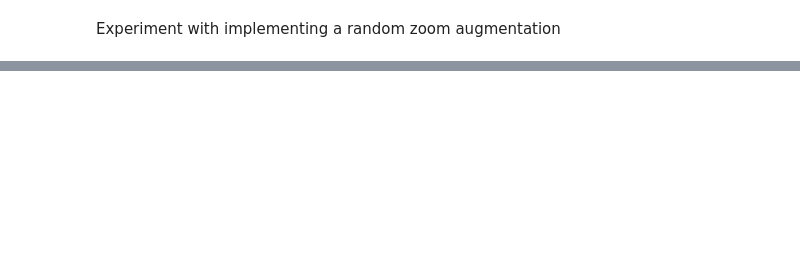
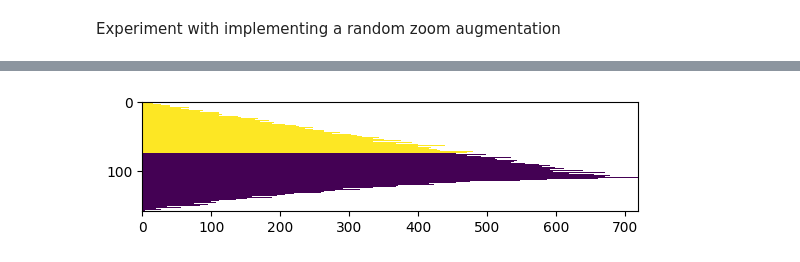
Before and after one commit to lpcan/ml_icl, a Jupyter notebook: augmentation_exp.ipynb, the cells around one changed output, grey strips where cells are left out. Drawn from its saved outputs; the diff is of its cells as text; code cells hidden in the pictures; blank space fills up the shorter version.

```diff
--- a/augmentation_exp.ipynb
+++ b/augmentation_exp.ipynb
@@ -123,0 +157,12 @@ tf.Tensor(
+# %%
+# Project the original image into polar coordinates, filling with NaNs where necessary
+
+# Create an array big enough to contain the image
+num_rows = dist_map_int[0][0] + 1 # Maximum r in the image
+
+dists, counts = np.unique(dist_map_int, return_counts = True) # Count number of occurrences of each int radius
+
+num_cols = np.max(counts)
+
+pol_arr = np.full([num_rows, num_cols], fill_value=np.nan)
+print(num_rows, num_cols)
@@ -123,0 +178,9 @@ tf.Tensor(
+# %%
+# Compute the indices for the angle axis just with a for loop
+# What I want is to be able to go pol_arr[coordinates] = img
+ax2_indices = np.full(dist_map.shape, np.nan)
+for dist in range(num_rows):
+    ax2_indices[dist_map_int == dist] = np.arange(counts[dist]) # These are the indices for axis 2
+ax2_indices = ax2_indices.astype(int)
+print(ax2_indices)
+print(np.max(ax2_indices))
@@ -123,0 +216,7 @@ tf.Tensor(
+# %%
+pol_arr[:,:] = np.nan
+pol_arr[dist_map_int, ax2_indices] = circle
+plt.imshow(pol_arr, interpolation='none')
+plt.show()
+# %% [output]
+[figure, added]
```
Also changed, not shown: parts of 21 cells of this notebook.
